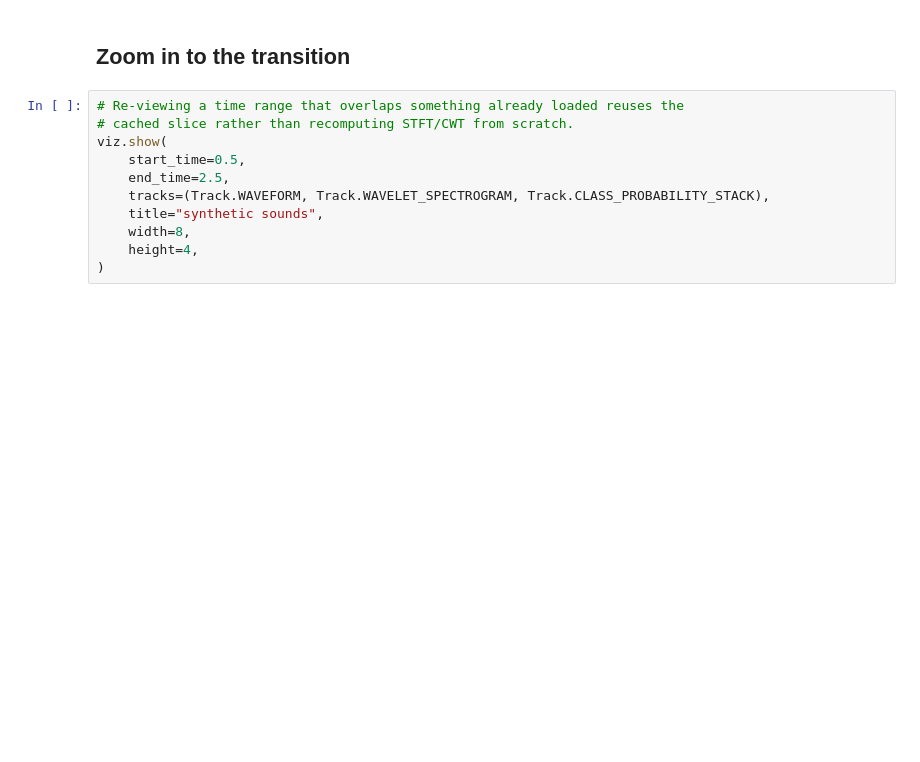
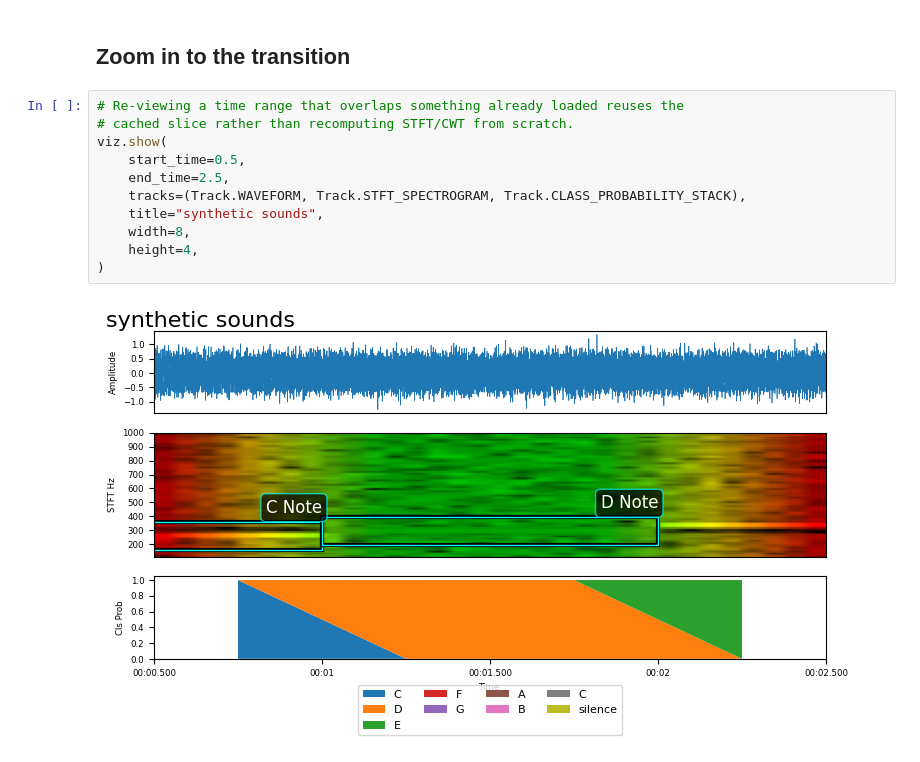
Before and after one commit to ramayer/audio-classifier-visualizer, a Jupyter notebook: notebooks/test.ipynb, the cells around one changed output. Drawn from its saved outputs; the diff is of its cells as text; blank space fills up the shorter version.

```diff
--- a/notebooks/test.ipynb
+++ b/notebooks/test.ipynb
@@ -104,11 +108,13 @@ viz.show(
 # %%
 # Re-viewing a time range that overlaps something already loaded reuses the
 # cached slice rather than recomputing STFT/CWT from scratch.
 viz.show(
     start_time=0.5,
     end_time=2.5,
-    tracks=(Track.WAVEFORM, Track.WAVELET_SPECTROGRAM, Track.CLASS_PROBABILITY_STACK),
+    tracks=(Track.WAVEFORM, Track.STFT_SPECTROGRAM, Track.CLASS_PROBABILITY_STACK),
     title="synthetic sounds",
     width=8,
     height=4,
 )
+# %% [output]
+[figure, added]
```
Also changed, not shown: parts of 2 cells of this notebook, 8 other files.
